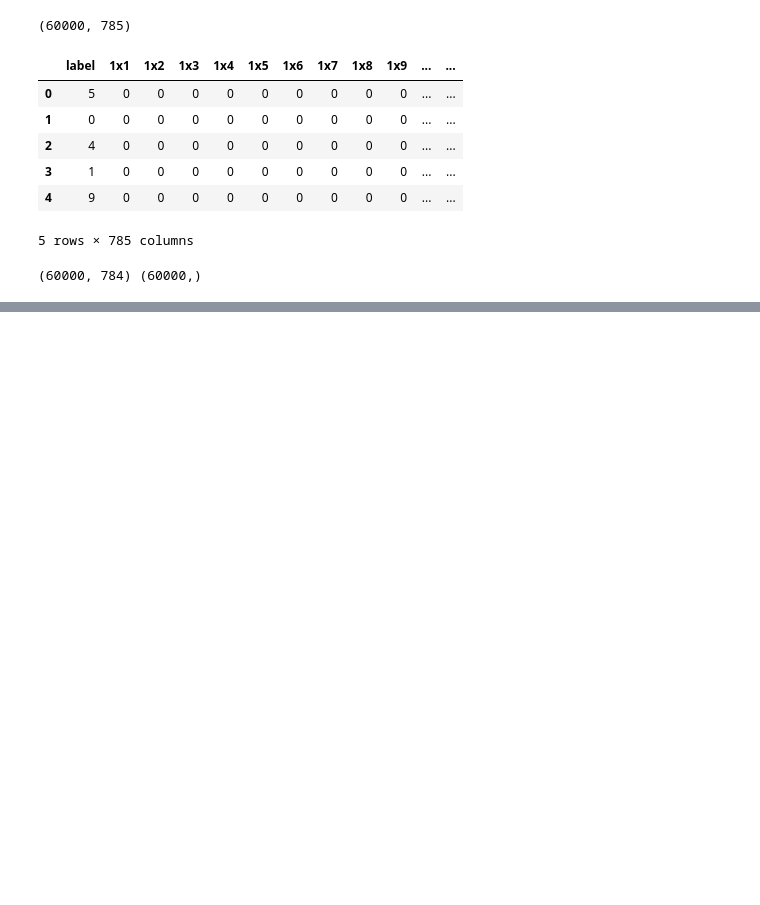
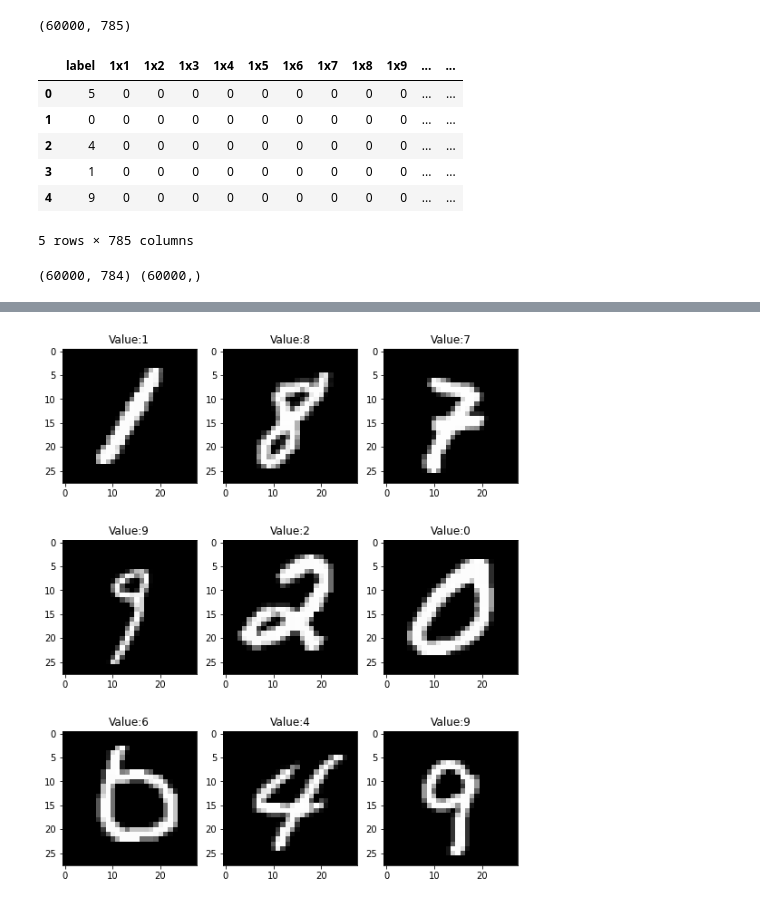
Before and after one commit to moucheng2017/mnist_robust, a Jupyter notebook: visulisation/visulisation.ipynb, the cells around one changed output, grey strips where cells are left out. Cells and saved outputs as stored; diff of their text form; code cells hidden in the pictures; blank space fills up the shorter version.

```diff
--- a/visulisation/visulisation.ipynb
+++ b/visulisation/visulisation.ipynb
@@ -120,0 +121,5 @@ display(rows=r, columns=c, images=blurred, values=values, predictions=[])
+# %%
+# These should be the originals!
+display(rows=r, columns=c, images=images, values=values, predictions=[])
+# %% [output]
+[figure, added]
```
Also changed, not shown: parts of 6 cells of this notebook, 1 other file.
